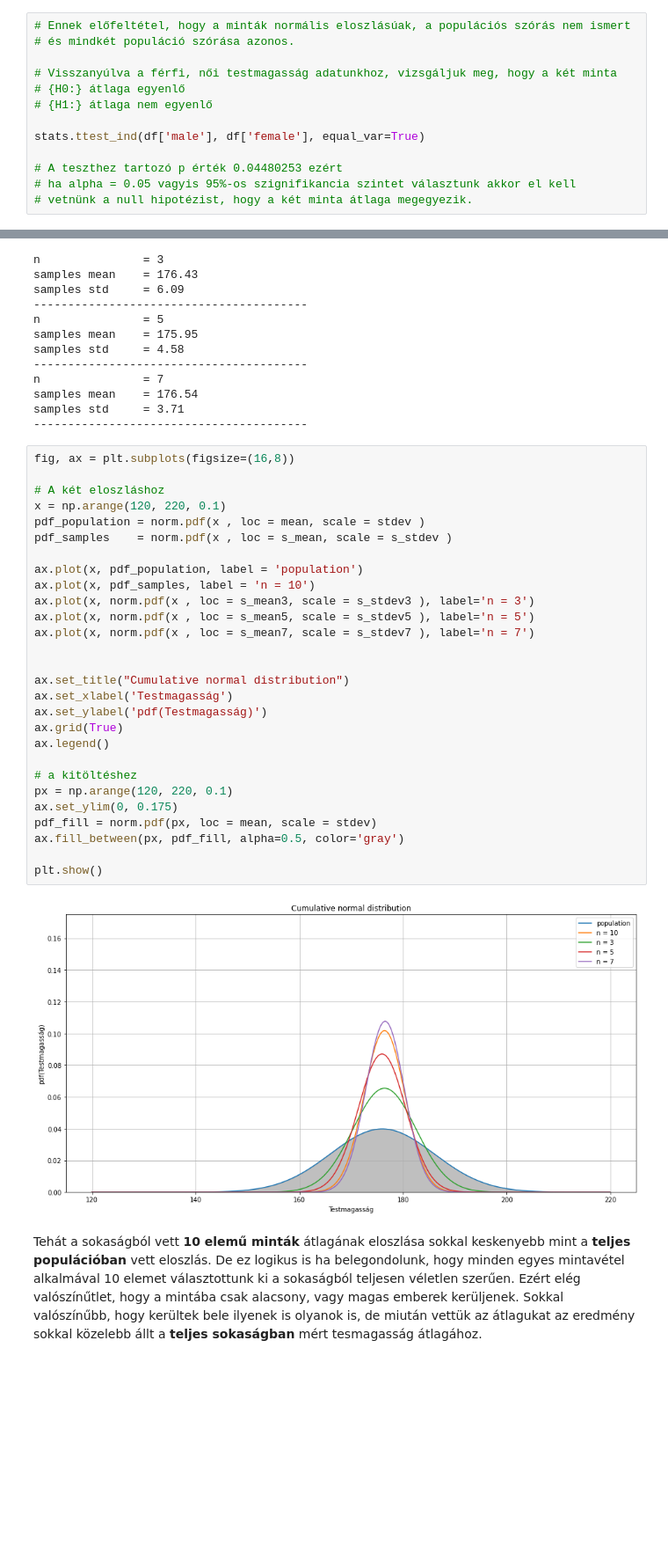
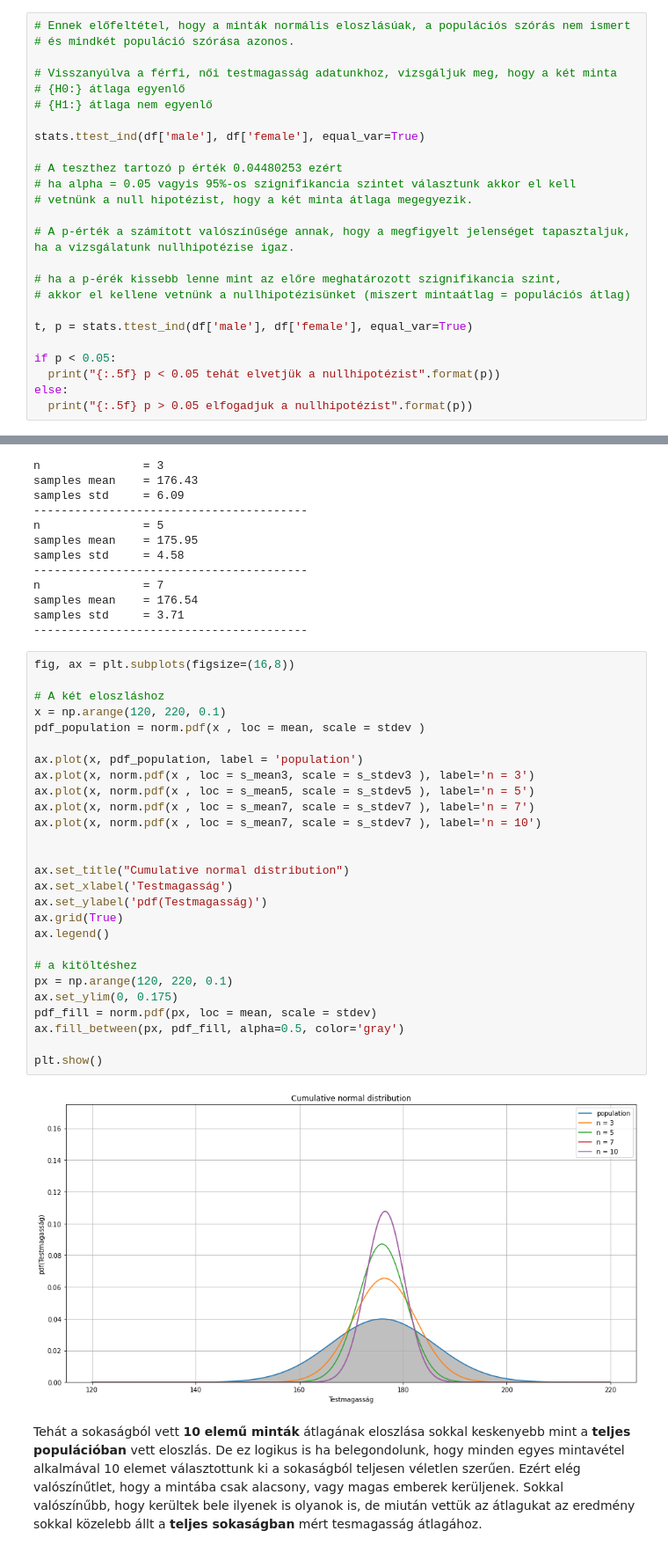
Before and after one commit to JoDeMiro/Statistics, a Jupyter notebook: Python_Statistics_01.ipynb, the cells around one changed output, grey strips where cells are left out. Shown at 88% size. Drawn from its saved outputs; the diff is of its cells as text; blank space fills up the shorter version.

Commit message:
Hipotézis vizsgálat, Mintavétel, Eloszlások

```diff
--- a/Python_Statistics_01.ipynb
+++ b/Python_Statistics_01.ipynb
@@ -496,4 +823,16 @@ stats.ttest_ind(df['male'], df['female'], equal_var=True)
 # A teszthez tartozó p érték 0.04480253 ezért
 # ha alpha = 0.05 vagyis 95%-os szignifikancia szintet választunk akkor el kell
 # vetnünk a null hipotézist, hogy a két minta átlaga megegyezik.
+
+# A p-érték a számított valószínűsége annak, hogy a megfigyelt jelenséget tapasztaljuk, ha a vizsgálatunk nullhipotézise igaz.
+
+# ha a p-érék kissebb lenne mint az előre meghatározott szignifikancia szint,
+# akkor el kellene vetnünk a nullhipotézisünket (miszert mintaátlag = populációs átlag)
+
+t, p = stats.ttest_ind(df['male'], df['female'], equal_var=True)
+
+if p < 0.05:
+  print("{:.5f} p < 0.05 tehát elvetjük a nullhipotézist".format(p))
+else:
+  print("{:.5f} p > 0.05 elfogadjuk a nullhipotézist".format(p))
 # %% [output]
@@ -1193,32 +1509,31 @@ samples std     = 3.71
 # %%
 fig, ax = plt.subplots(figsize=(16,8))
 
 # A két eloszláshoz
 x = np.arange(120, 220, 0.1)
 pdf_population = norm.pdf(x , loc = mean, scale = stdev )
-pdf_samples    = norm.pdf(x , loc = s_mean, scale = s_stdev )
 
 ax.plot(x, pdf_population, label = 'population')
-ax.plot(x, pdf_samples, label = 'n = 10')
 ax.plot(x, norm.pdf(x , loc = s_mean3, scale = s_stdev3 ), label='n = 3')
 ax.plot(x, norm.pdf(x , loc = s_mean5, scale = s_stdev5 ), label='n = 5')
 ax.plot(x, norm.pdf(x , loc = s_mean7, scale = s_stdev7 ), label='n = 7')
+ax.plot(x, norm.pdf(x , loc = s_mean7, scale = s_stdev7 ), label='n = 10')
 
 
 ax.set_title("Cumulative normal distribution")
 ax.set_xlabel('Testmagasság')
 ax.set_ylabel('pdf(Testmagasság)')
 ax.grid(True)
 ax.legend()
 
 # a kitöltéshez
 px = np.arange(120, 220, 0.1)
 ax.set_ylim(0, 0.175)
 pdf_fill = norm.pdf(px, loc = mean, scale = stdev)
 ax.fill_between(px, pdf_fill, alpha=0.5, color='gray')
 
 plt.show()
 # %% [output]
-[figure, old version]
+[figure, new version]
 # %% [markdown]
 Tehát a sokaságból vett **10 elemű minták** átlagának eloszlása sokkal keskenyebb mint a **teljes populációban** vett eloszlás. De ez logikus is ha belegondolunk, hogy minden egyes mintavétel alkalmával 10 elemet választottunk ki a sokaságból teljesen véletlen szerűen. Ezért elég valószínűtlet, hogy a mintába csak alacsony, vagy magas emberek kerüljenek. Sokkal valószínűbb, hogy kerültek bele ilyenek is olyanok is, de miután vettük az átlagukat az eredmény sokkal közelebb állt a **teljes sokaságban** mért tesmagasság átlagához.
```
Also changed, not shown: parts of 66 cells of this notebook.
